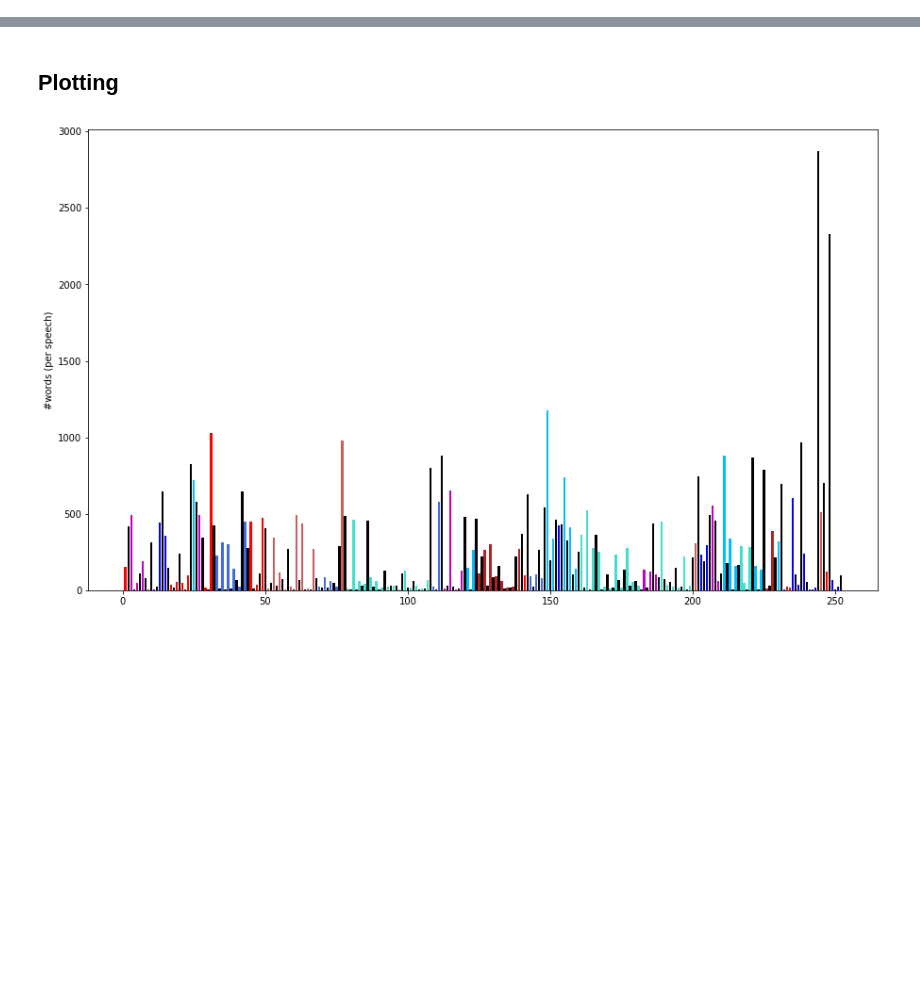
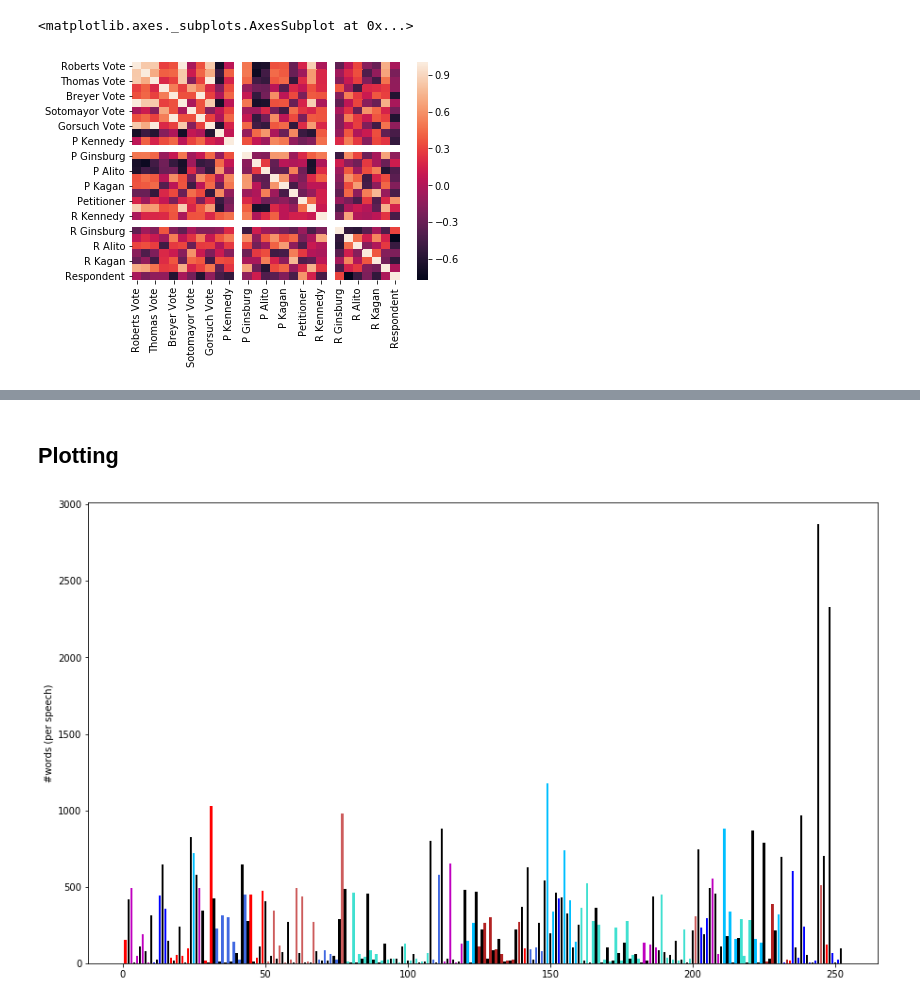
Before and after one commit to bschroedernyc/GA-projects, a Jupyter notebook: SCOTUS Multi.ipynb, the cells around one changed output, grey strips where cells are left out. Drawn from its saved outputs; the diff is of its cells as text; code cells hidden in the pictures; blank space fills up the shorter version.

```diff
--- a/SCOTUS Multi.ipynb
+++ b/SCOTUS Multi.ipynb
@@ -173,0 +458,7 @@ Summary.to_csv(file)
+# %%
+corr_mat = CasesSum.corr()
+# %%
+sns.heatmap(corr_mat)
+# %% [output]
+<matplotlib.axes._subplots.AxesSubplot at 0x...>
+[figure, added]
```
Also changed, not shown: parts of 52 cells of this notebook, 1 other file.
